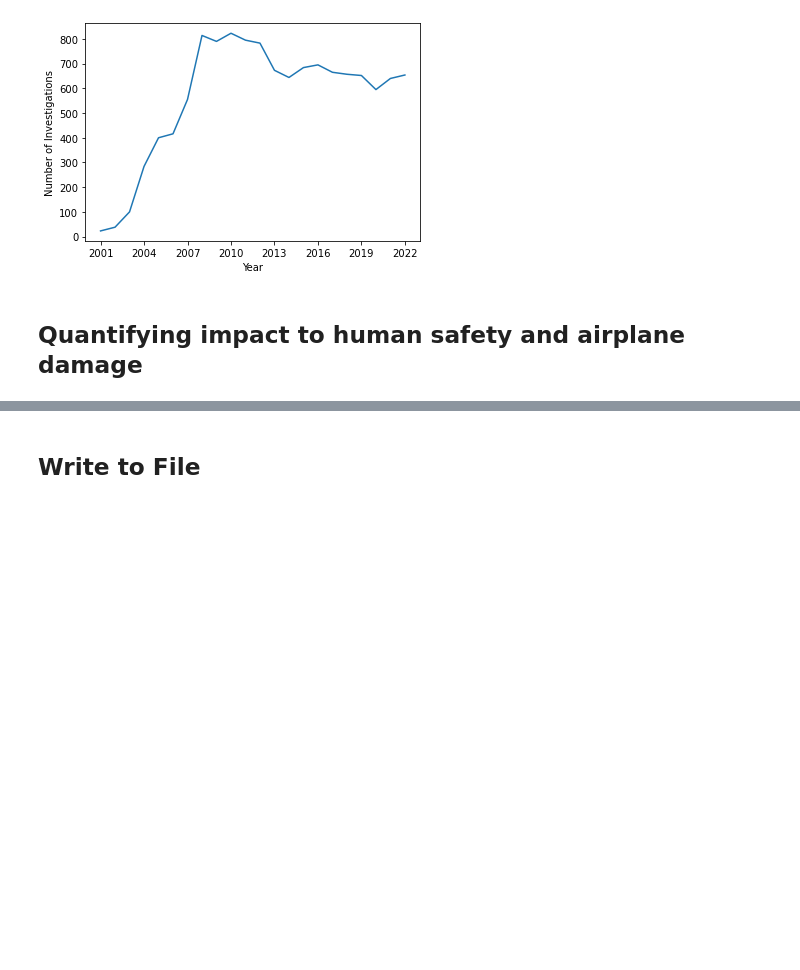
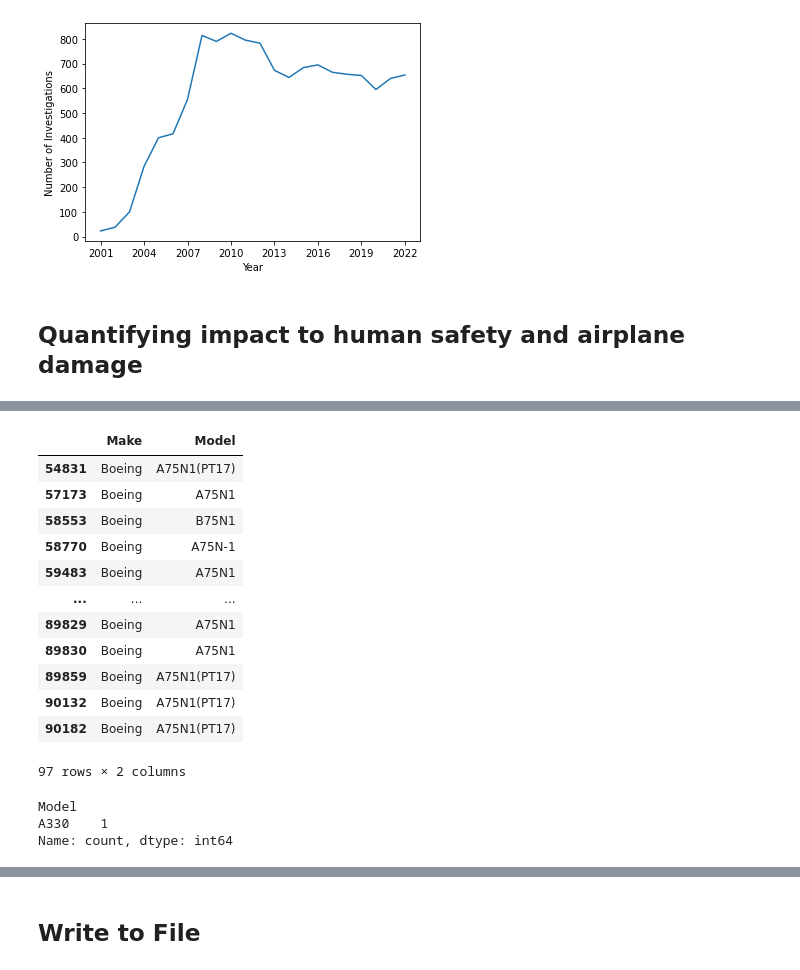
Before and after one commit to Jmanitou/Aviation_Analysis_Report, a Jupyter notebook: Aviation_Analysis_Report.ipynb, the cells around one changed output, grey strips where cells are left out. Saved outputs shown, nothing was run; the diff lists cells and outputs as text; code cells hidden in the pictures; blank space fills up the shorter version.

```diff
--- a/Aviation_Analysis_Report.ipynb
+++ b/Aviation_Analysis_Report.ipynb
@@ -177,0 +212,24 @@ df['Airplane_Damage'] = df['Aircraft_damage'].map(ad_dict)
+# %%
+# Looking at Boeing
+df.loc[df['Make'] == 'Boeing'][['Make', 'Model']]
+# %% [output]
+|  | Make | Model |
+| 54831 | Boeing | A75N1(PT17) |
+| 57173 | Boeing | A75N1 |
+| 58553 | Boeing | B75N1 |
+| 58770 | Boeing | A75N-1 |
+| 59483 | Boeing | A75N1 |
+| ... | ... | ... |
+| 89829 | Boeing | A75N1 |
+| 89830 | Boeing | A75N1 |
+| 89859 | Boeing | A75N1(PT17) |
+| 90132 | Boeing | A75N1(PT17) |
+| 90182 | Boeing | A75N1(PT17) |
+97 rows × 2 columns
+# %%
+# Looking at Airbus
+df.loc[df['Make'] == 'Airbus']['Model'].value_counts()
+# %% [output]
+Model
+A330    1
+Name: count, dtype: int64
```
Also changed, not shown: parts of 14 cells of this notebook.
